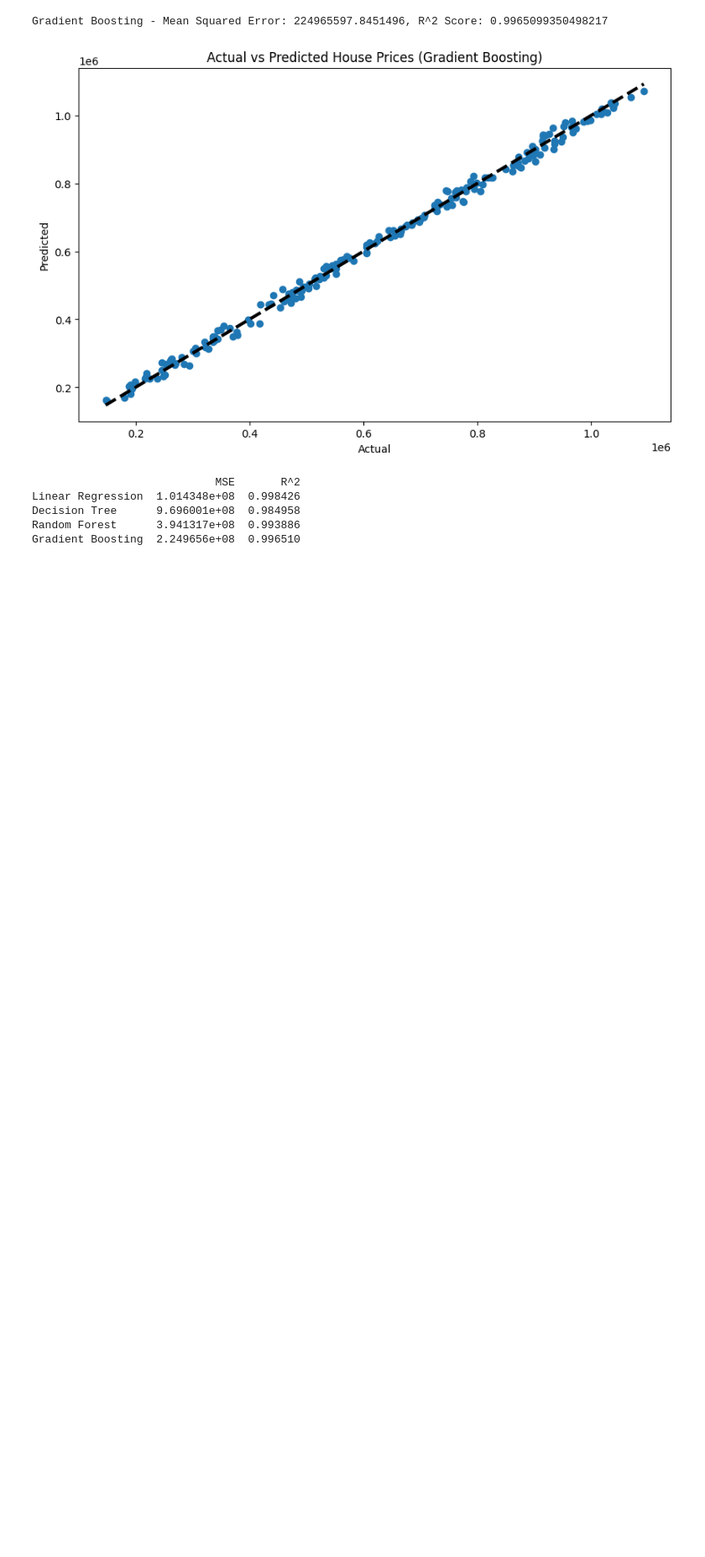
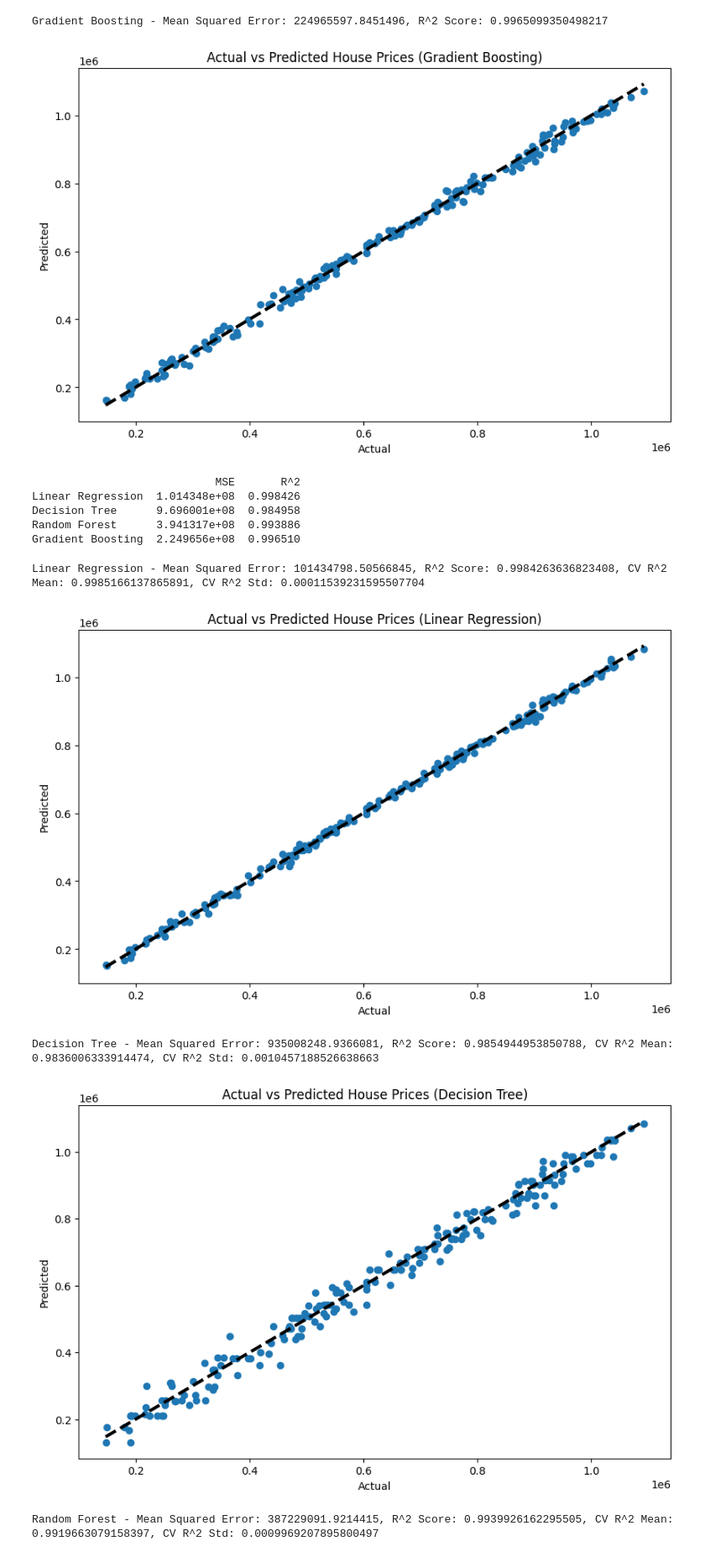
Before and after one commit to NITESH-SINGH-SE/ML_house_prediction, a Jupyter notebook: model.ipynb, the cells around one changed output. Shown: that part at 84% size. Cells and saved outputs as stored; diff of their text form; code cells hidden in the pictures; blank space fills up the shorter version.

Commit message:
Updated model.ipynb, added readme and requirement.txt

```diff
--- a/model.ipynb
+++ b/model.ipynb
@@ -103,0 +106,48 @@ Gradient Boosting  2.249656e+08  0.996510
+# %%
+from sklearn.model_selection import GridSearchCV, cross_val_score
+
+# Define parameter grids for hyperparameter tuning
+param_grids = {
+    'Linear Regression': {},
+    'Decision Tree': {'max_depth': [None, 10, 20, 30], 'min_samples_split': [2, 10, 20]},
+    'Random Forest': {'n_estimators': [100, 200], 'max_depth': [None, 10, 20], 'min_samples_split': [2, 10, 20]},
+    'Gradient Boosting': {'n_estimators': [100, 200], 'learning_rate': [0.01, 0.1, 0.2], 'max_depth': [3, 5, 7]}
+}
+
+# Train and evaluate models with hyperparameter tuning and cross-validation
+results = {}
+for name, model in models.items():
+    if param_grids[name]:
+        grid_search = GridSearchCV(model, param_grids[name], cv=5, scoring='r2')
+        grid_search.fit(X_train, y_train)
+        best_model = grid_search.best_estimator_
+    else:
+        best_model = model
+        best_model.fit(X_train, y_train)
+
+    # Cross-validation
+    cv_scores = cross_val_score(best_model, X_train, y_train, cv=5, scoring='r2')
+    y_pred = best_model.predict(X_test)
+    mse = mean_squared_error(y_test, y_pred)
+    r2 = r2_score(y_test, y_pred)
+    results[name] = {'MSE': mse, 'R^2': r2, 'CV R^2 Mean': np.mean(cv_scores), 'CV R^2 Std': np.std(cv_scores)}
+    print(f'{name} - Mean Squared Error: {mse}, R^2 Score: {r2}, CV R^2 Mean: {np.mean(cv_scores)}, CV R^2 Std: {np.std(cv_scores)}')
+
+    # Plotting the results
+    plt.figure(figsize=(10, 6))
+    plt.scatter(y_test, y_pred)
+    plt.plot([y_test.min(), y_test.max()], [y_test.min(), y_test.max()], 'k--', lw=3)
+    plt.xlabel('Actual')
+    plt.ylabel('Predicted')
+    plt.title(f'Actual vs Predicted House Prices ({name})')
+    plt.show()
+
+# Display results
+results_df = pd.DataFrame(results).T
+print(results_df)
+# %% [output]
+Linear Regression - Mean Squared Error: 101434798.50566845, R^2 Score: 0.9984263636823408, CV R^2 Mean: 0.9985166137865891, CV R^2 Std: 0.00011539231595507704
+[figure, added]
+Decision Tree - Mean Squared Error: 935008248.9366081, R^2 Score: 0.9854944953850788, CV R^2 Mean: 0.9836006333914474, CV R^2 Std: 0.0010457188526638663
+[figure, added]
+Random Forest - Mean Squared Error: 387229091.9214415, R^2 Score: 0.9939926162295505, CV R^2 Mean: 0.9919663079158397, CV R^2 Std: 0.0009969207895800497
```
Also changed, not shown: parts of 2 cells of this notebook, 2 other files.
